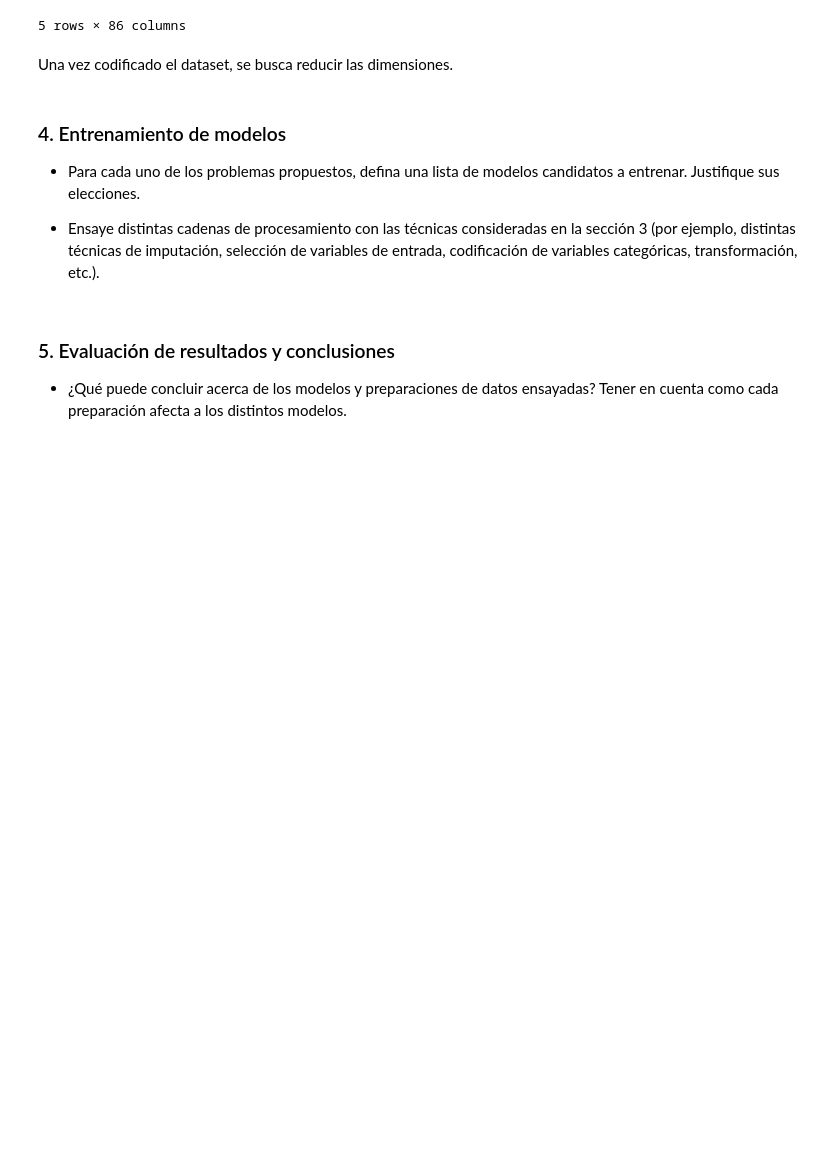
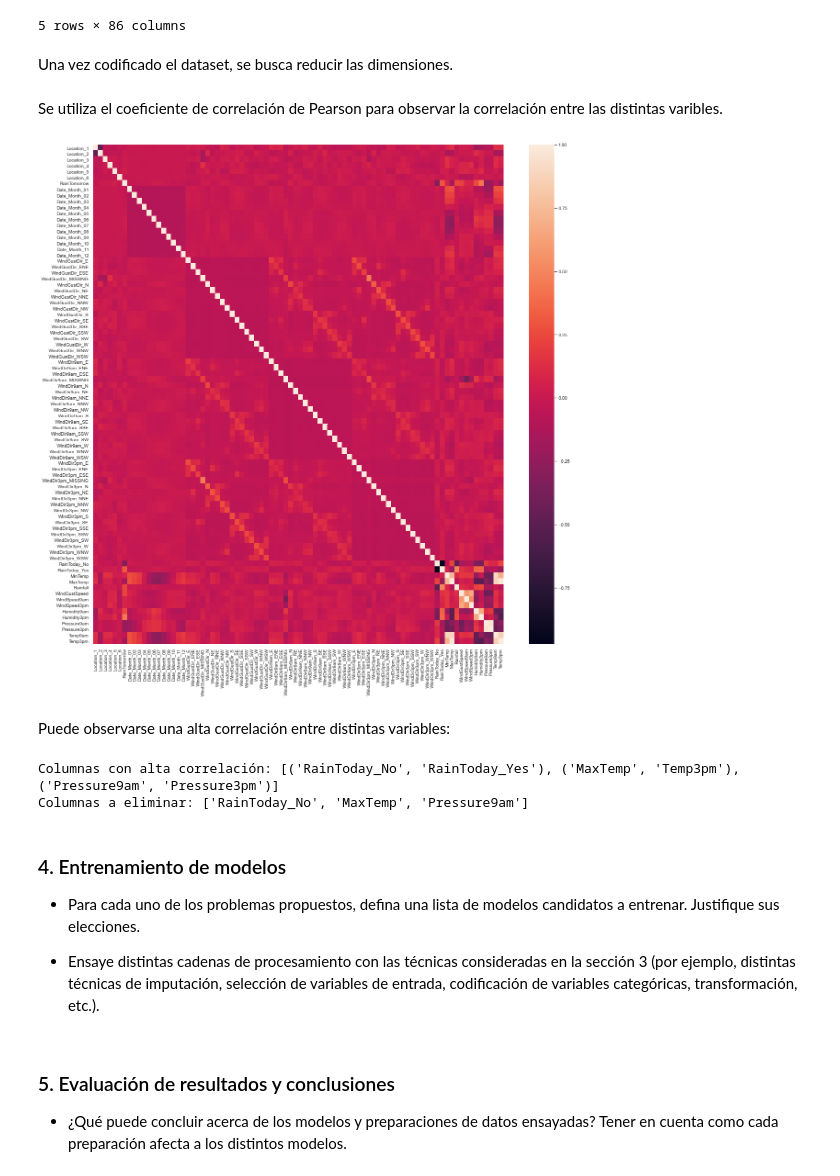
Before and after one commit to GonzaloRomeroR/CEIA, a Jupyter notebook: intro_ia/TP/TP.ipynb, the cells around one changed output. Saved outputs shown, nothing was run; the diff lists cells and outputs as text; code cells hidden in the pictures; blank space fills up the shorter version.

Commit message:
Add correlation matrix to TP

```diff
--- a/intro_ia/TP/TP.ipynb
+++ b/intro_ia/TP/TP.ipynb
@@ -549,10 +549,27 @@ def eliminate_variance_zero(df):
     n_unique = df.nunique()
     mask = n_unique > 1
     return df[mask[mask == True].index]
+# %%
+def eliminate_low_variance(df, threshold):
+    var = np.std(df, axis=0) ** 2
+    mask = var > threshold
+    return df.loc[:, mask]
 # %%
 # Se eliminar las varibles de varianza zero
 weather_coded = eliminate_variance_zero(weather_coded)
 # Se eliminan las variables con baja varianza
-# TODO:
-# Se eliminan las variables muy correlacionadas
-# TODO:
+weather_coded = eliminate_low_variance(weather_coded, 0.01)
+# %% [markdown]
+Se utiliza el coeficiente de correlación de Pearson para observar la correlación entre las distintas varibles.
+# %%
+def plot_correlation_heatmap(df):
+    f, ax = plt.subplots(figsize=(20, 20))
+    corr = df.corr()
+    ax = sns.heatmap(corr)
+    sns.set(font_scale=0.9)
+# %%
+plot_correlation_heatmap(weather_coded)
+# %% [output]
+[figure, added]
+# %% [markdown]
+Puede observarse una alta correlación entre distintas variables:
@@ -559,3 +585,9 @@ weather_coded = eliminate_variance_zero(weather_coded)
+# %%
+# Se eliminan las columnas de alta correlación
+weather_filt = eliminate_high_corr_columns(weather_coded)
+# %% [output]
+Columnas con alta correlación: [('RainToday_No', 'RainToday_Yes'), ('MaxTemp', 'Temp3pm'), ('Pressure9am', 'Pressure3pm')]
+Columnas a eliminar: ['RainToday_No', 'MaxTemp', 'Pressure9am']
 # %%
 # TODO: Realizar la transformación de variables.
 # %% [markdown]
```
Also changed, not shown: parts of 1 cell of this notebook.
